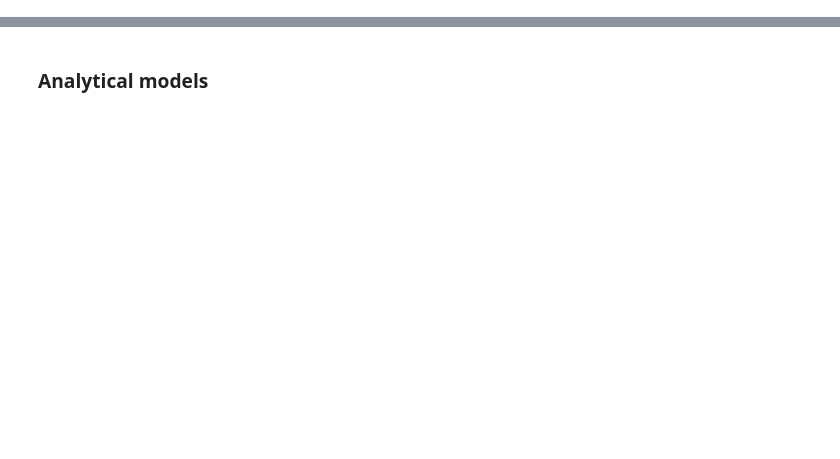
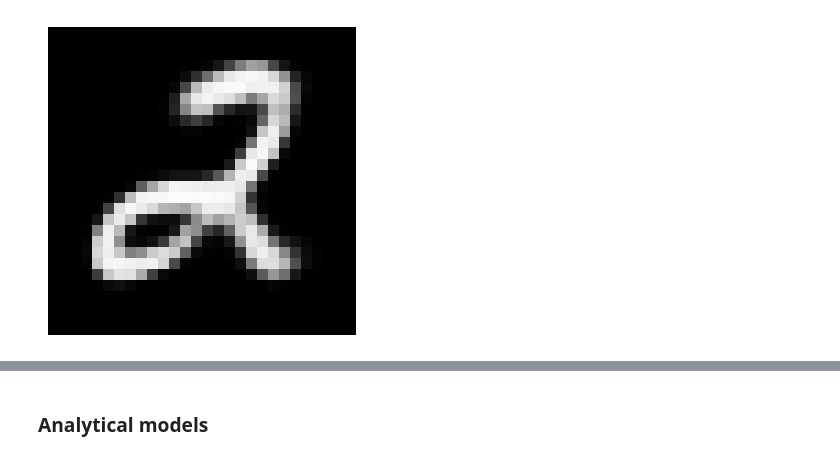
Before and after one commit to vicioms/camilla, a Jupyter notebook: enet.ipynb, the cells around one changed output, grey strips where cells are left out. Cells and saved outputs as stored; diff of their text form; code cells hidden in the pictures; blank space fills up the shorter version.

```diff
--- a/enet.ipynb
+++ b/enet.ipynb
@@ -241,0 +261,21 @@ patterns = mean + torch.randn_like(logvariance)*torch.exp(0.5 * logvariance)
+# %%
+fig, axes = plt.subplots(figsize=(4, 4))
+ims = []
+for i in range(betas.size(0)):
+    im = axes.imshow(
+        recon_patterns[i, 0],
+        vmin=0,
+        vmax=1,
+        cmap="gray",
+        animated=True
+    )
+    ims.append([im])
+axes.axis("off")
+ani = animation.ArtistAnimation(
+    fig,
+    ims,
+    interval=50,   # ms between frames
+    blit=True)
+ani.save("recon_animation.mp4", fps=24)
+# %% [output]
+[figure, added]
```
Also changed, not shown: parts of 14 cells of this notebook, 6 other files.
